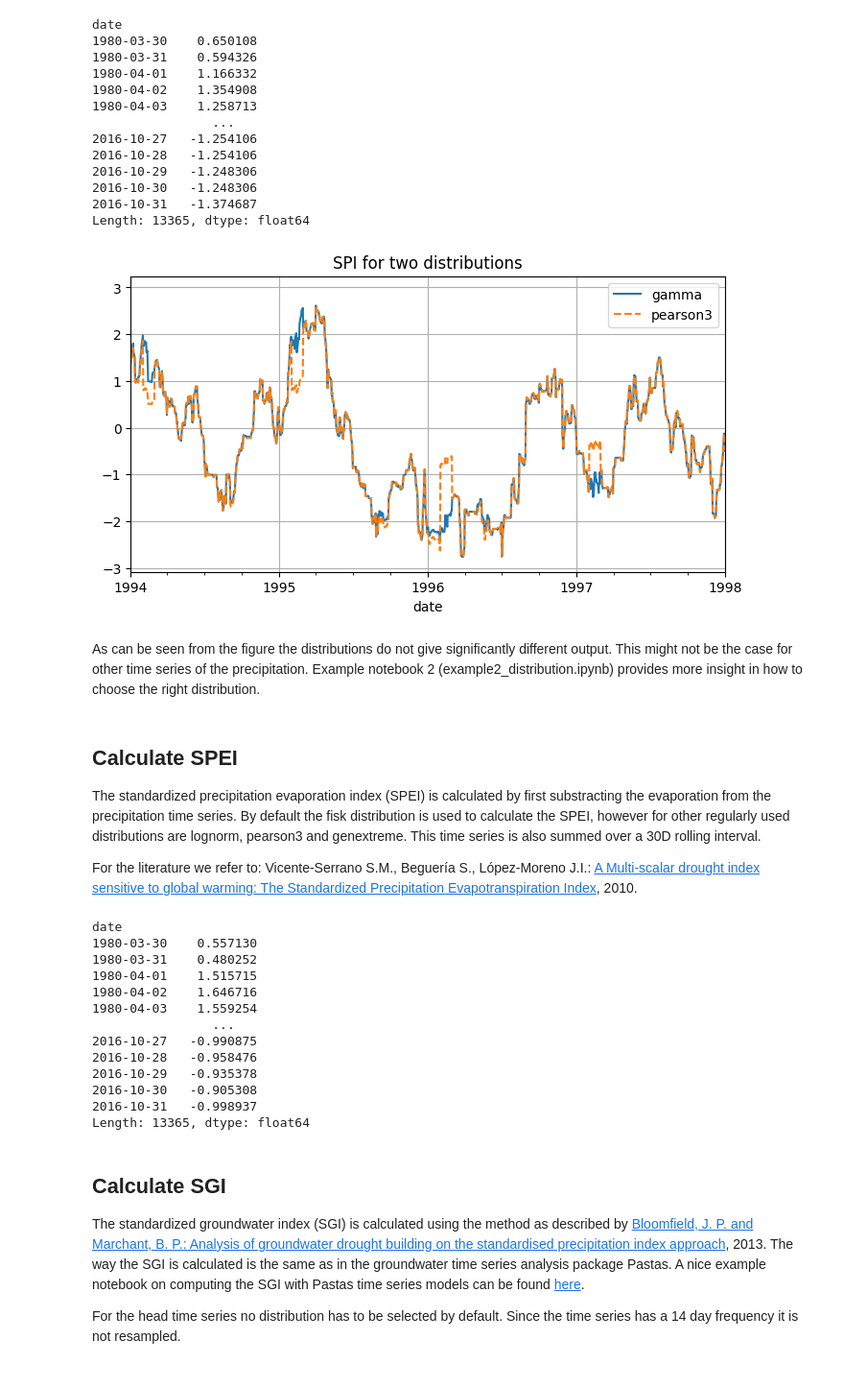
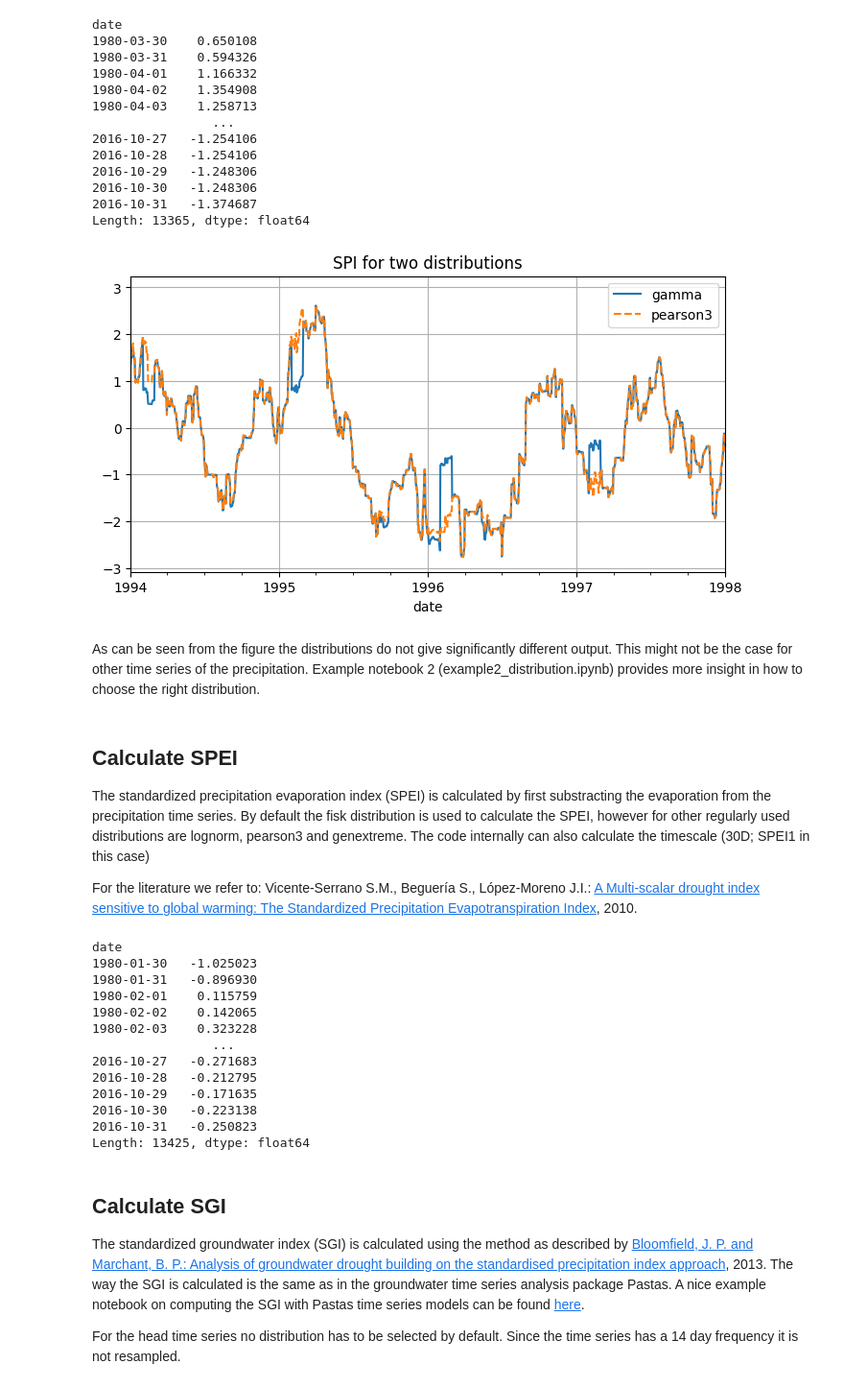
Before and after one commit to martinvonk/SPEI, a Jupyter notebook: doc/examples/example01_indices.ipynb, the cells around one changed output. Shown: that part at 96% size. Cells and saved outputs as stored; diff of their text form; code cells hidden in the pictures.

```diff
--- a/doc/examples/example01_indices.ipynb
+++ b/doc/examples/example01_indices.ipynb
@@ -63,8 +73,8 @@ date
 2016-10-31    123.1
 Name: rain, Length: 13365, dtype: float64
 # %%
-spi1 = si.spi(series, dist=scs.gamma, freq="ME")
-spi1
+spi3_gamma = si.spi(series, dist=scs.gamma, fit_freq="ME")
+spi3_gamma
 # %% [output]
 date
 1980-03-30    0.650108
@@ -82,8 +92,8 @@ Length: 13365, dtype: float64
 # %% [markdown]
 Lets try that with the pearson3 distribution:
 # %%
-spi2 = si.spi(series, dist=scs.pearson3, freq="ME")
-spi2
+spi3_pearson = si.spi(series, dist=scs.pearson3, fit_freq="ME")
+spi3_pearson
 # %% [output]
 date
 1980-03-30    0.650108
@@ -101,40 +111,40 @@ Length: 13365, dtype: float64
 # %%
 tmin, tmax = pd.to_datetime(["1994", "1998"])
 plt.figure(figsize=(8, 4))
-spi2.plot(label="gamma")
-spi1.plot(label="pearson3", linestyle="--")
+spi3_gamma.plot(label="gamma")
+spi3_pearson.plot(label="pearson3", linestyle="--")
 plt.xlim(tmin, tmax)
 plt.legend()
 plt.grid()
 plt.title("SPI for two distributions");
 # %% [output]
-[figure, old version]
+[figure, new version]
 # %% [markdown]
 As can be seen from the figure the distributions do not give significantly different output. This might not be the case for other time series of the precipitation. Example notebook 2 (example2_distribution.ipynb) provides more insight in how to choose the right distribution.
 # %% [markdown]
 ## Calculate SPEI
 
-The standardized precipitation evaporation index (SPEI) is calculated by first substracting the evaporation from the precipitation time series. By default the fisk distribution is used to calculate the SPEI, however for other regularly used distributions are lognorm, pearson3 and genextreme. This time series is also summed over a 30D rolling interval.
+The standardized precipitation evaporation index (SPEI) is calculated by first substracting the evaporation from the precipitation time series. By default the fisk distribution is used to calculate the SPEI, however for other regularly used distributions are lognorm, pearson3 and genextreme. The code internally can also calculate the timescale (30D; SPEI1 in this case)
 
 For the literature we refer to: Vicente-Serrano S.M., Beguería S., López-Moreno J.I.: [A Multi-scalar drought index sensitive to global warming: The Standardized Precipitation Evapotranspiration Index](https://doi.org/10.1175/2009JCLI2909.1), 2010.
 # %%
 pe = (prec - evap).dropna()  # calculate precipitation excess
-spei = si.spei(pe.rolling(f"{f}D", min_periods=f).sum().dropna(), freq="ME")
-spei
+spei1 = si.spei(pe, timescale=30, fit_freq="ME")
+spei1
 # %% [output]
 date
-1980-03-30    0.557130
-1980-03-31    0.480252
-1980-04-01    1.515715
-1980-04-02    1.646716
-1980-04-03    1.559254
+1980-01-30   -1.025023
+1980-01-31   -0.896930
+1980-02-01    0.115759
+1980-02-02    0.142065
+1980-02-03    0.323228
                 ...
-2016-10-27   -0.990875
-2016-10-28   -0.958476
-2016-10-29   -0.935378
-2016-10-30   -0.905308
-2016-10-31   -0.998937
-Length: 13365, dtype: float64
+2016-10-27   -0.271683
+2016-10-28   -0.212795
+2016-10-29   -0.171635
+2016-10-30   -0.223138
+2016-10-31   -0.250823
+Length: 13425, dtype: float64
 # %% [markdown]
 ## Calculate SGI
 
```
Also changed, not shown: parts of 4 cells of this notebook, 9 other files.
